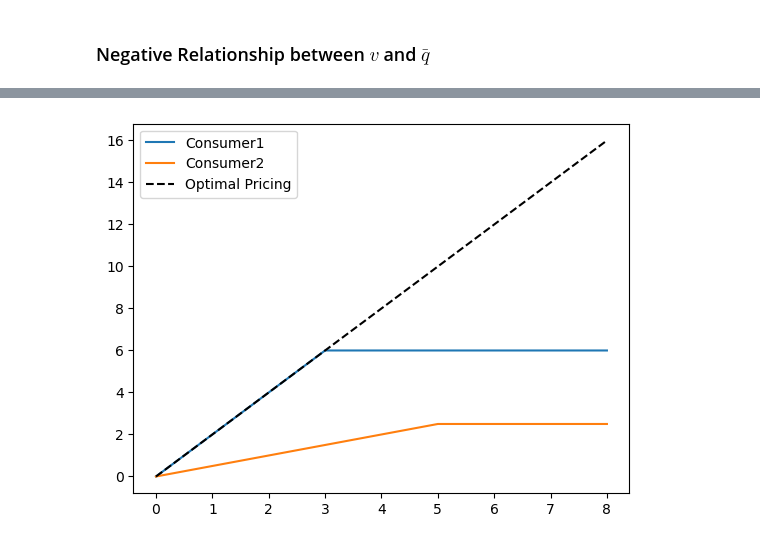
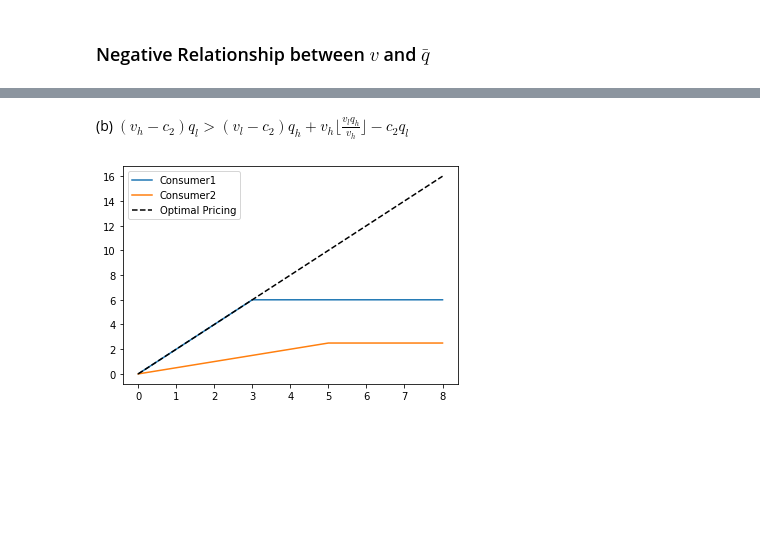
Before and after one commit to wanxii/nonlinear-pricing, a Jupyter notebook: op_pricing_fig.ipynb, the cells around one changed output, grey strips where cells are left out. Drawn from its saved outputs; the diff is of its cells as text; code cells hidden in the pictures; blank space fills up the shorter version.

```diff
--- a/op_pricing_fig.ipynb
+++ b/op_pricing_fig.ipynb
@@ -56,16 +87,18 @@ plt.legend();
+# %% [markdown]
+(b)  $(v_h - c_2)q_l > (v_l - c_2)q_h + v_h\lfloor \frac{v_l q_h}{v_h} \rfloor - c_2 q_l$
 # %%
 vl, vh, ql, qh = 0.5, 2, 3, 5
 v1, v2, q1, q2 = vh, vl, ql, qh
 q, u1, u2 = generate_utility(v1, v2, q1, q2, 3)
-tp = v2 * q2 / v1
-q_p = sorted(np.append(q, tp))
 
 plt.plot(q, u1, label = "Consumer1")
 plt.plot(q, u2, label = "Consumer2")
 plt.plot(q, v1 * q,
          linestyle="--",
          label = "Optimal Pricing",
          color = "black")
 plt.legend();
+
+plt.savefig("op_pricing_case2b.svg", dpi=400)
 # %% [output]
-[figure, old version]
+[figure, new version]
```
Also changed, not shown: parts of 6 cells of this notebook.
